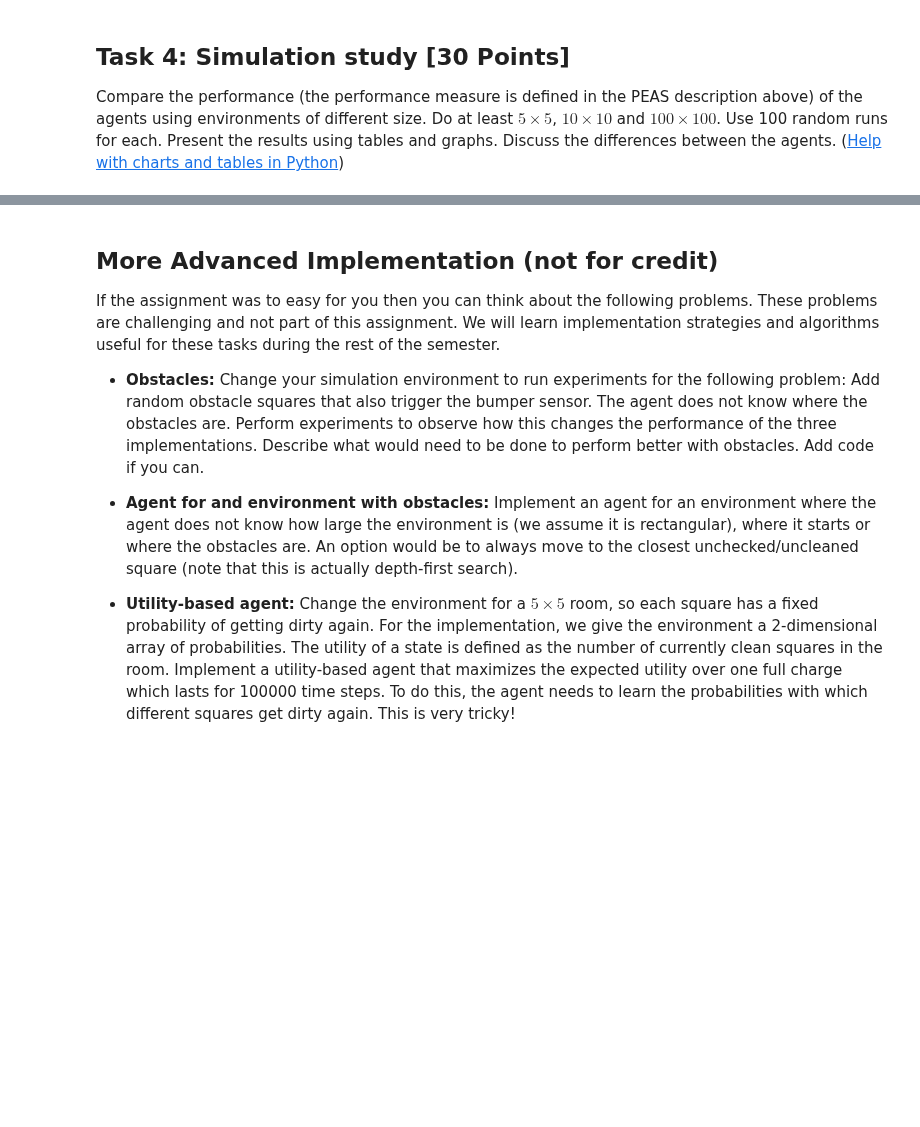
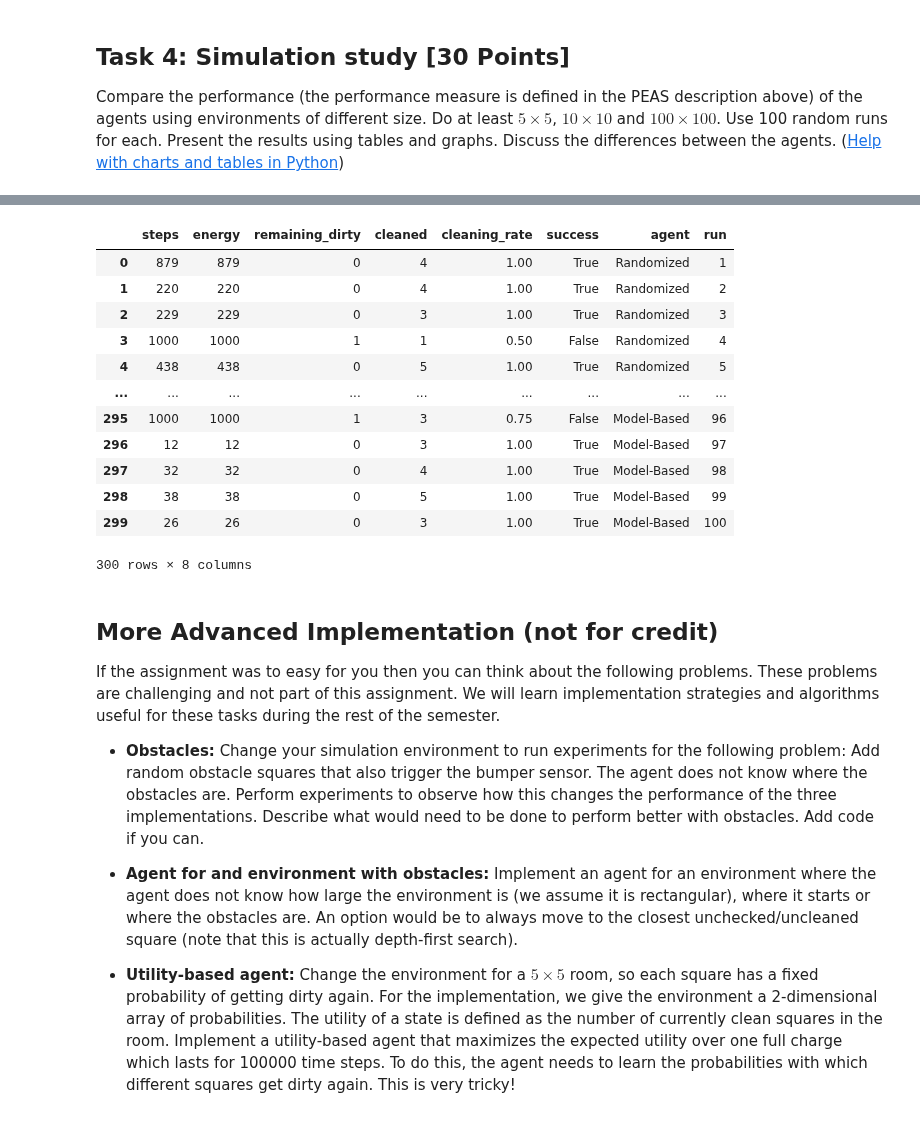
Before and after one commit to minhhailtv6a1/Team_Project_TTNTNC_2025_2026, a Jupyter notebook: lab01 - Agent/robot_vacuum.ipynb, the cells around one changed output, grey strips where cells are left out. Cells and saved outputs as stored; diff of their text form; code cells hidden in the pictures; blank space fills up the shorter version.

```diff
--- a/lab01 - Agent/robot_vacuum.ipynb
+++ b/lab01 - Agent/robot_vacuum.ipynb
@@ -256,0 +1007,17 @@ Describe how **your agent implementations** will perform
+# %%
+model_based_agent = ModelBasedReflexAgent(n=5)
+
+agents = {
+    "Randomized": simple_randomized_agent,
+    "Simple Reflex": simple_reflex_agent,
+    "Model-Based": model_based_agent
+}
+# %%
+results = run_imperfect_sensor_experiment(
+    agents,
+    n=5,
+    p=0.2,
+    sensor_error=0.10,
+    max_steps=1000,
+    runs=100
+)
@@ -257,10 +1048,26 @@ Describe how **your agent implementations** will perform
+# %%
+results
+# %% [output]
+|  | steps | energy | remaining_dirty | cleaned | cleaning_rate | success | agent | run |
+| 0 | 879 | 879 | 0 | 4 | 1.00 | True | Randomized | 1 |
+| 1 | 220 | 220 | 0 | 4 | 1.00 | True | Randomized | 2 |
+| 2 | 229 | 229 | 0 | 3 | 1.00 | True | Randomized | 3 |
+| 3 | 1000 | 1000 | 1 | 1 | 0.50 | False | Randomized | 4 |
+| 4 | 438 | 438 | 0 | 5 | 1.00 | True | Randomized | 5 |
+| ... | ... | ... | ... | ... | ... | ... | ... | ... |
+| 295 | 1000 | 1000 | 1 | 3 | 0.75 | False | Model-Based | 96 |
+| 296 | 12 | 12 | 0 | 3 | 1.00 | True | Model-Based | 97 |
+| 297 | 32 | 32 | 0 | 4 | 1.00 | True | Model-Based | 98 |
+| 298 | 38 | 38 | 0 | 5 | 1.00 | True | Model-Based | 99 |
+| 299 | 26 | 26 | 0 | 3 | 1.00 | True | Model-Based | 100 |
+300 rows × 8 columns
 # %% [markdown]
 ## More Advanced Implementation (not for credit)
 
 If the assignment was to easy for you then you can think about the following problems. These problems are challenging and not part of this assignment. We will learn implementation strategies and algorithms useful for these tasks during the rest of the semester.
 
-* __Obstacles:__ Change your simulation environment to run experiments for the following problem: Add random obstacle squares that also trigger the bumper sensor. The agent does not know where the obstacles are. Perform experiments to observe how this changes the performance of the three implementations. Describe what would need to be done to perform better with obstacles. Add code if you can.
+- **Obstacles:** Change your simulation environment to run experiments for the following problem: Add random obstacle squares that also trigger the bumper sensor. The agent does not know where the obstacles are. Perform experiments to observe how this changes the performance of the three implementations. Describe what would need to be done to perform better with obstacles. Add code if you can.
 
-* __Agent for and environment with obstacles:__ Implement an agent for an environment where the agent does not know how large the environment is (we assume it is rectangular), where it starts or where the obstacles are. An option would be to always move to the closest unchecked/uncleaned square (note that this is actually depth-first search).
+- **Agent for and environment with obstacles:** Implement an agent for an environment where the agent does not know how large the environment is (we assume it is rectangular), where it starts or where the obstacles are. An option would be to always move to the closest unchecked/uncleaned square (note that this is actually depth-first search).
 
-* __Utility-based agent:__ Change the environment for a $5 \times 5$ room, so each square has a fixed probability of getting dirty again. For the implementation, we give the environment a 2-dimensional array of probabilities. The utility of a state is defined as the number of currently clean squares in the room. Implement a utility-based agent that maximizes the expected utility over one full charge which lasts for 100000 time steps. To do this, the agent needs to learn the probabilities with which different squares get dirty again. This is very tricky!
+- **Utility-based agent:** Change the environment for a $5 \times 5$ room, so each square has a fixed probability of getting dirty again. For the implementation, we give the environment a 2-dimensional array of probabilities. The utility of a state is defined as the number of currently clean squares in the room. Implement a utility-based agent that maximizes the expected utility over one full charge which lasts for 100000 time steps. To do this, the agent needs to learn the probabilities with which different squares get dirty again. This is very tricky!
```
Also changed, not shown: parts of 45 cells of this notebook, 5 other files.
